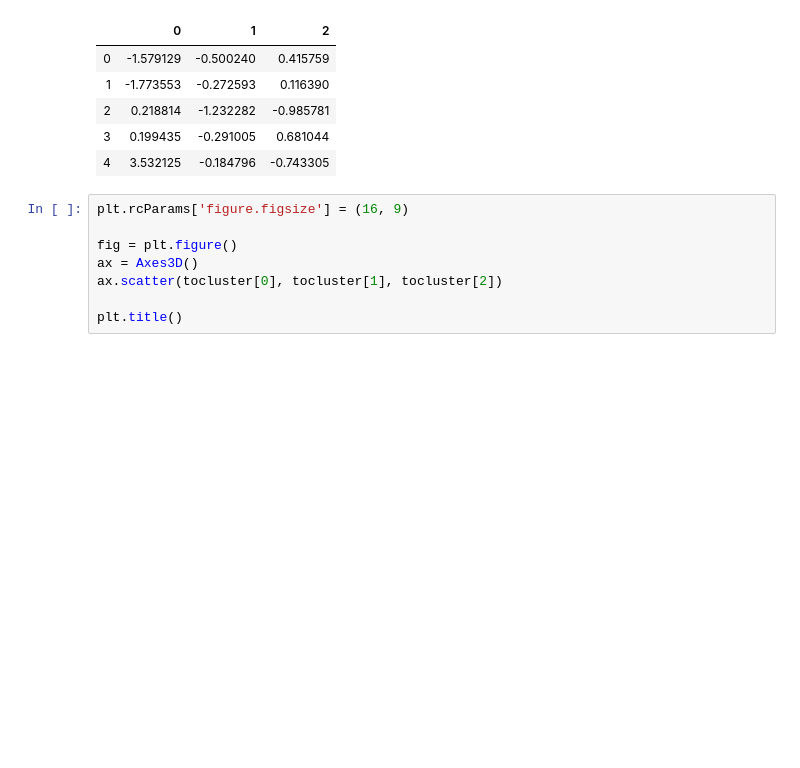
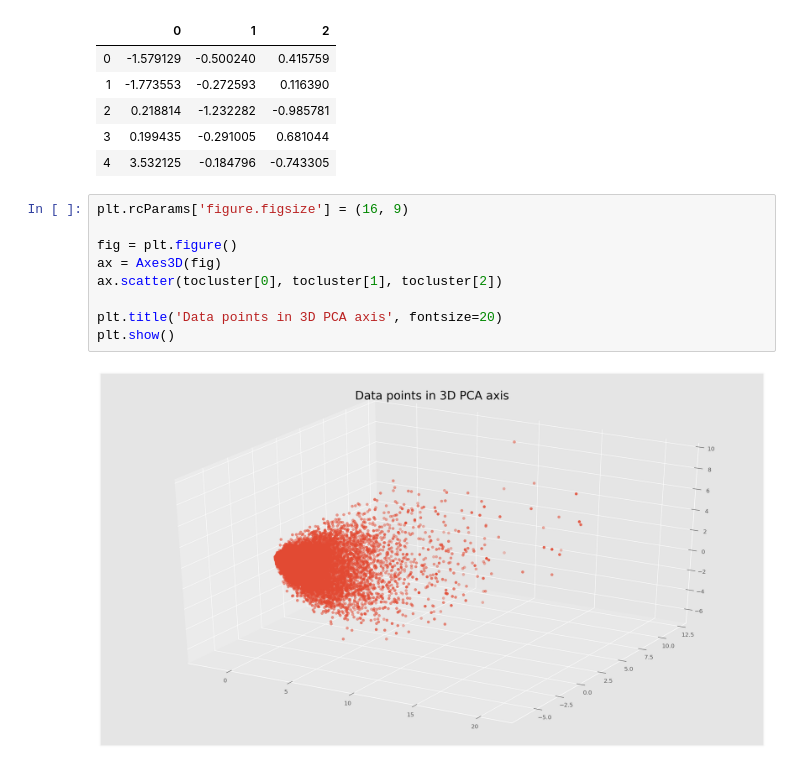
Before and after one commit to Subham02803/Clustering-for-anime-recommendation, a Jupyter notebook: AnimeRecommendation.ipynb, the cells around one changed output. Drawn from its saved outputs; the diff is of its cells as text; blank space fills up the shorter version.

```diff
--- a/AnimeRecommendation.ipynb
+++ b/AnimeRecommendation.ipynb
@@ -234,8 +234,11 @@ tocluster.head()
 # %%
 plt.rcParams['figure.figsize'] = (16, 9)
 
 fig = plt.figure()
-ax = Axes3D()
+ax = Axes3D(fig)
 ax.scatter(tocluster[0], tocluster[1], tocluster[2])
 
-plt.title()
+plt.title('Data points in 3D PCA axis', fontsize=20)
+plt.show()
+# %% [output]
+[figure, added]
```
Also changed, not shown: parts of 7 cells of this notebook.
